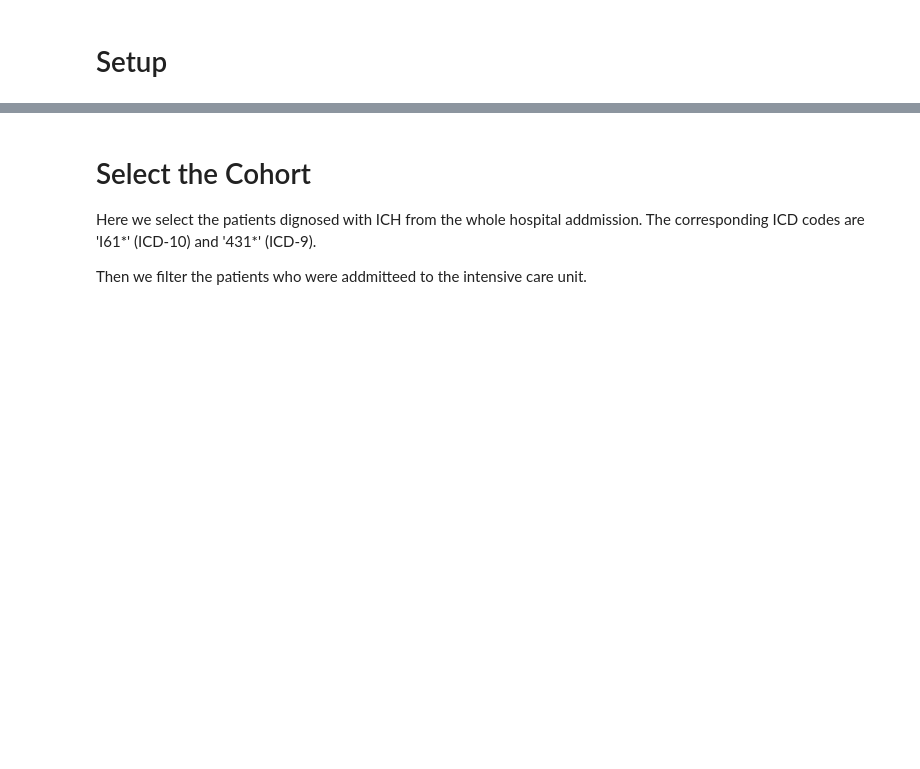
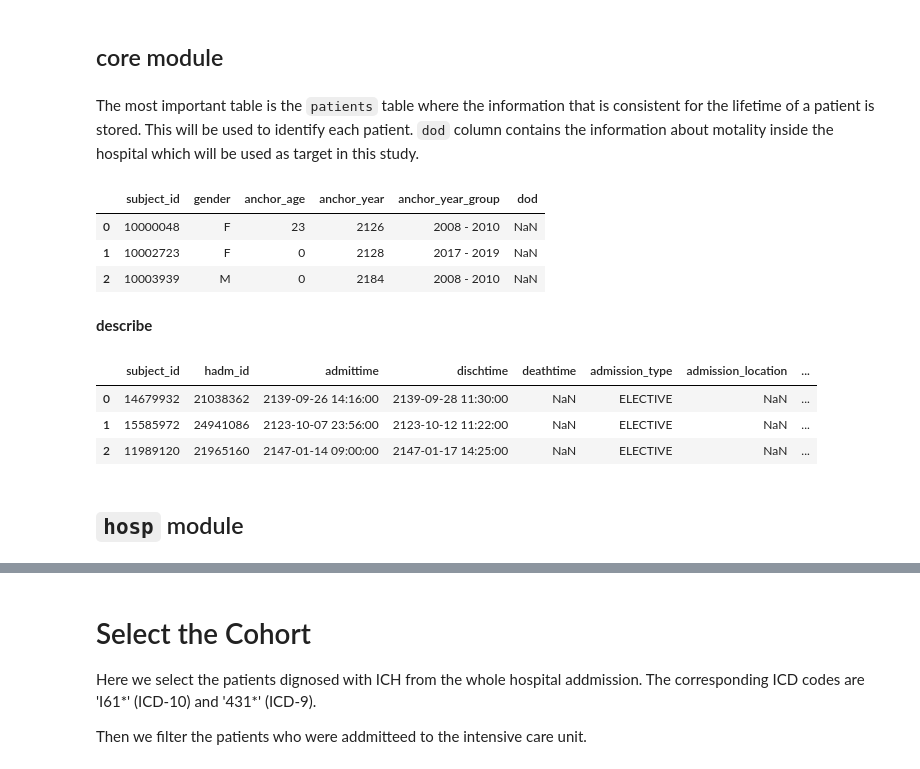
Before and after one commit to Wetiqe/MIMIC_I61, a Jupyter notebook: I61.ipynb, the cells around one changed output, grey strips where cells are left out. Drawn from its saved outputs; the diff is of its cells as text; code cells hidden in the pictures; blank space fills up the shorter version.

```diff
--- a/I61.ipynb
+++ b/I61.ipynb
@@ -1,2 +30,13 @@
+# %% [markdown]
+## core module
+# %% [markdown]
+The most important table is the `patients` table where the information that is consistent for the lifetime of a patient is stored. This will be used to identify each patient. `dod` column contains the information about motality inside the hospital which will be used as target in this study.
+# %%
+patients.head(3)
+# %% [output]
+|  | subject_id | gender | anchor_age | anchor_year | anchor_year_group | dod |
+| 0 | 10000048 | F | 23 | 2126 | 2008 - 2010 | NaN |
+| 1 | 10002723 | F | 0 | 2128 | 2017 - 2019 | NaN |
+| 2 | 10003939 | M | 0 | 2184 | 2008 - 2010 | NaN |
 # %% [markdown]
-# Setup
+**describe**
@@ -15,0 +43,9 @@ icu_stays = pd.read_csv('../data/icu/icustays.csv')
+# %%
+admissions.head(3)
+# %% [output]
+|  | subject_id | hadm_id | admittime | dischtime | deathtime | admission_type | admission_location | ... |
+| 0 | 14679932 | 21038362 | 2139-09-26 14:16:00 | 2139-09-28 11:30:00 | NaN | ELECTIVE | NaN | ... |
+| 1 | 15585972 | 24941086 | 2123-10-07 23:56:00 | 2123-10-12 11:22:00 | NaN | ELECTIVE | NaN | ... |
+| 2 | 11989120 | 21965160 | 2147-01-14 09:00:00 | 2147-01-17 14:25:00 | NaN | ELECTIVE | NaN | ... |
+# %% [markdown]
+## `hosp` module
```
Also changed, not shown: parts of 52 cells of this notebook.
